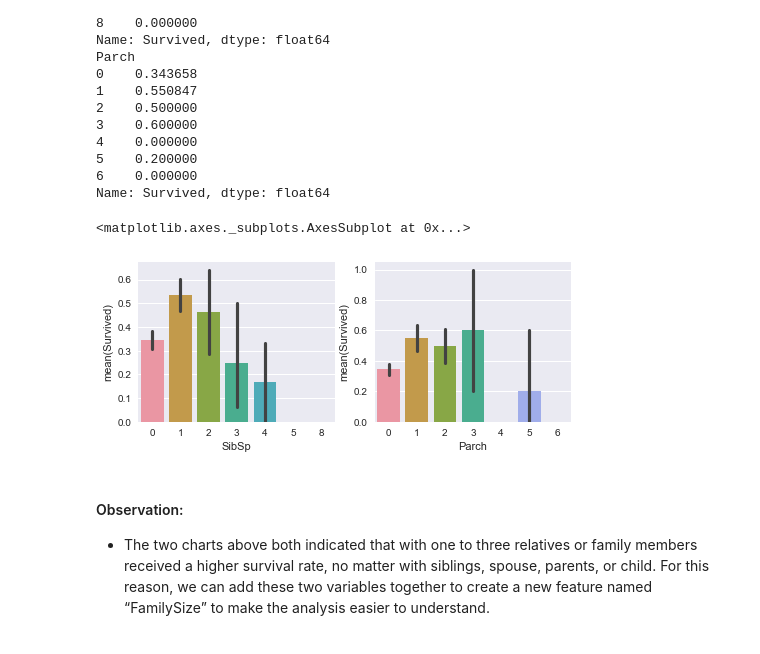
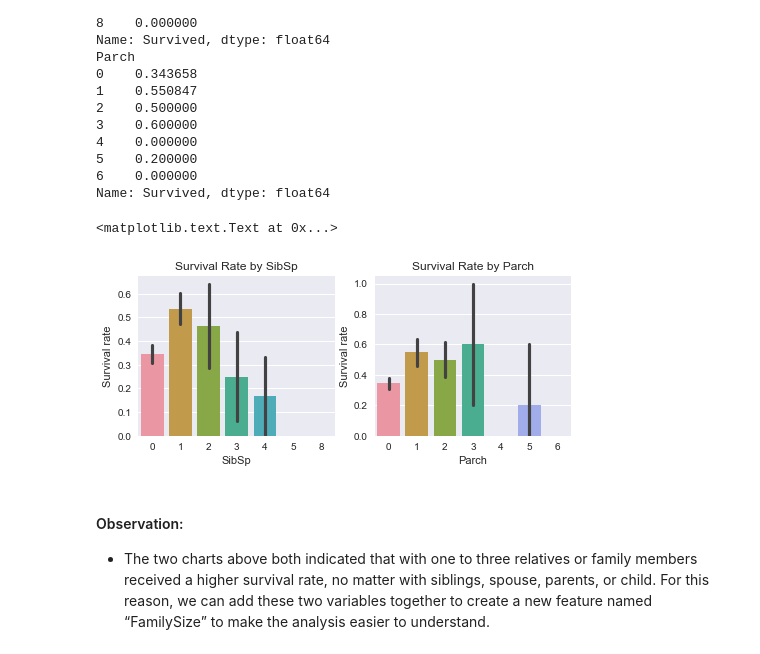
Before and after one commit to freena22/Udacity-Data-Analysis-Nanodegree, a Jupyter notebook: 07_P2_Investigate_Titanic_Dataset.ipynb, the cells around one changed output. Drawn from its saved outputs; the diff is of its cells as text; code cells hidden in the pictures.

```diff
--- a/07_P2_Investigate_Titanic_Dataset.ipynb
+++ b/07_P2_Investigate_Titanic_Dataset.ipynb
@@ -194,6 +176,7 @@ Thus, in the following analysis, I will only focus on other seven independent va
 # %% [markdown]
 ### (1) Overall Survival Rate
 # %%
+titanic = pd.read_csv('titanic-data.csv')
 survived_rate=float(titanic['Survived'].sum())/titanic['Survived'].count()
 # add the float() to see the exact number
 
@@ -264,23 +269,3 @@ g.map(plt.hist, 'Age', bins=20)
 - Little Kids (Age <=5) had high survival rate.
 - Oldest passengers (Age = 80) survived.
 - Large number of 15-25 year olds did not survive.
-# %%
-# create a age band for better visualization
-
-def age_band(age):
-    if age < 5:
-        return 'Infant&Kid'
-    elif age < 18 and age >= 5:
-        return 'Child'
-    elif age > 60:
-        return 'Senior'
-    else:
-        return 'Adult'
-
-titanic['Age_band'] = titanic['Age'].apply(age_band)
-Age_band_survived_rate = survived_rate('Age_band')
-print(Age_band_survived_rate)
-
-Age_band_survived_rate.plot(kind='barh')
-plt.xlabel('Survival Rates')
-plt.ylabel('Age_band')
@@ -326,14 +298,20 @@ Name: Survived, dtype: float64
 # %%
 # Data Visulization
 
 plt.figure(figsize=[12,10])
 plt.subplot(331)
-sns.barplot('SibSp', 'Survived', data=titanic)
+a1 = sns.barplot(x='SibSp', y='Survived', data=titanic)
+a1.set_xlabel('SibSp')
+a1.set_ylabel('Survival rate')
+a1.set_title('Survival Rate by SibSp')
 plt.subplot(332)
-sns.barplot('Parch', 'Survived', data=titanic)
+a2 = sns.barplot('Parch', 'Survived', data=titanic)
+a2.set_xlabel('Parch')
+a2.set_ylabel('Survival rate')
+a2.set_title('Survival Rate by Parch')
 # %% [output]
-<matplotlib.axes._subplots.AxesSubplot at 0x...>
+<matplotlib.text.Text at 0x...>
-[figure, old version]
+[figure, new version]
 # %% [markdown]
 #### Observation:
 - The two charts above both indicated that with one to three relatives or family members received a higher survival rate, no matter with siblings, spouse, parents, or child. For this reason, we can add these two variables together to create a new feature named “FamilySize” to make the analysis easier to understand.
```
Also changed, not shown: parts of 18 cells of this notebook.
